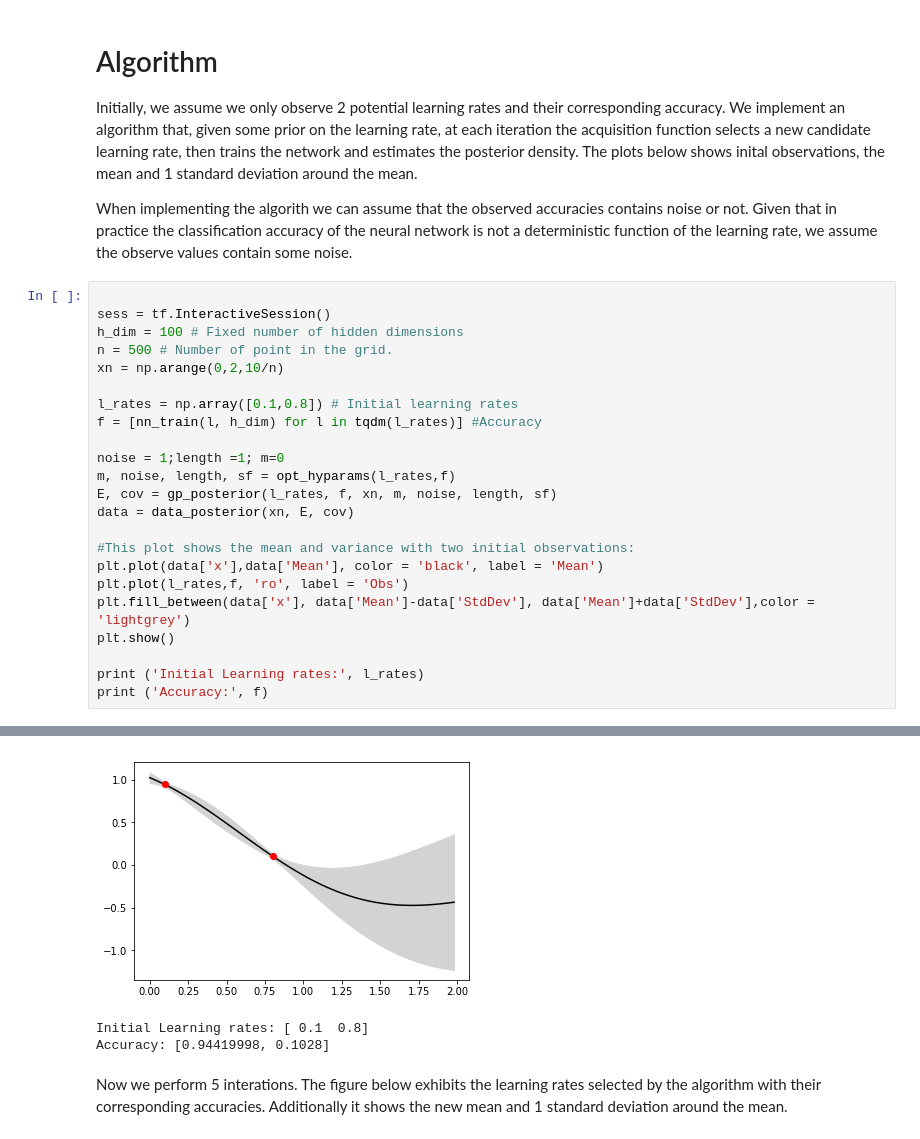
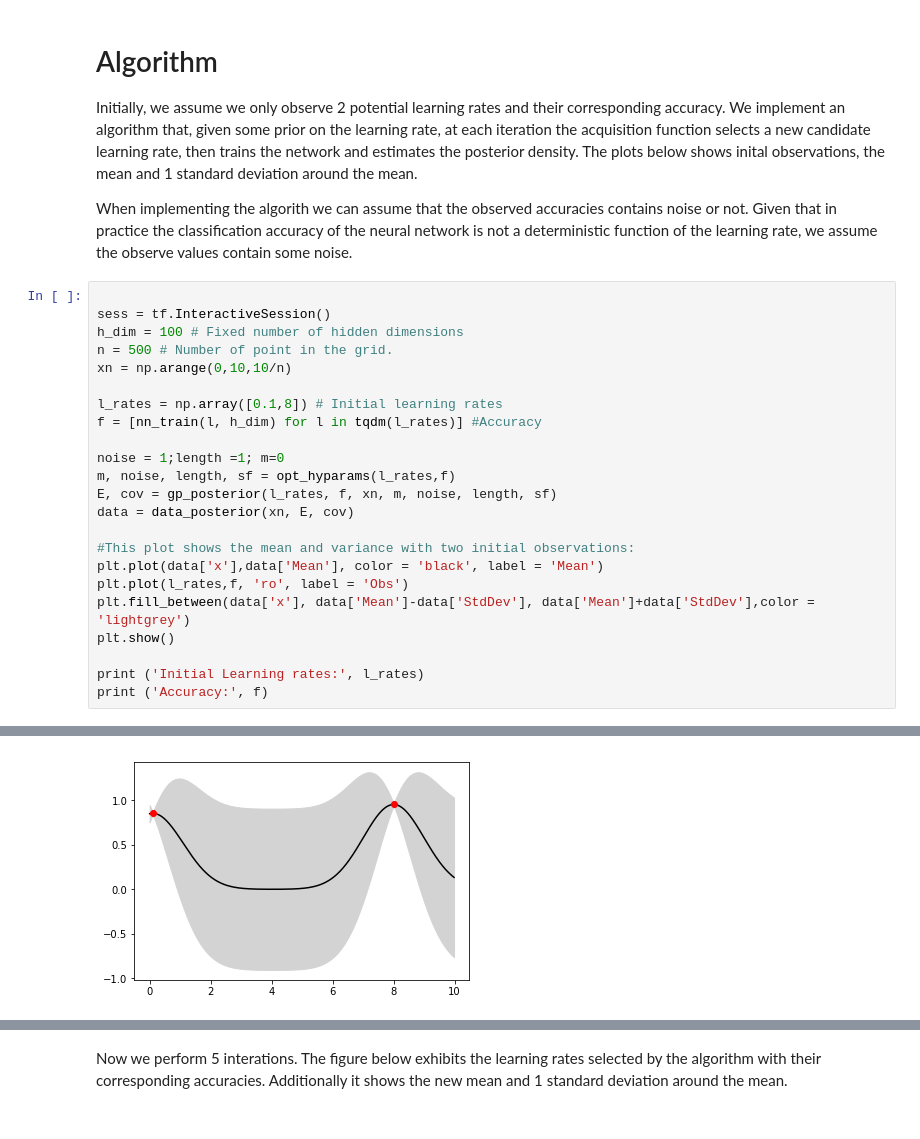
Before and after one commit to alohia/bayesopt, a Jupyter notebook: project.ipynb, the cells around one changed output, grey strips where cells are left out. Cells and saved outputs as stored; diff of their text form.

```diff
--- a/project.ipynb
+++ b/project.ipynb
@@ -219,9 +219,9 @@ When implementing the algorith we can assume that the observed accuracies contai
 sess = tf.InteractiveSession()
 h_dim = 100 # Fixed number of hidden dimensions
 n = 500 # Number of point in the grid.
-xn = np.arange(0,2,10/n)
+xn = np.arange(0,10,10/n)
 
-l_rates = np.array([0.1,0.8]) # Initial learning rates
+l_rates = np.array([0.1,8]) # Initial learning rates
 f = [nn_train(l, h_dim) for l in tqdm(l_rates)] #Accuracy
 
 noise = 1;length =1; m=0
@@ -274,0 +275 @@ print ('Accuracy:', f)
+[figure, new version]
@@ -276,6 +278,3 @@ print ('Accuracy:', f)
-[figure, old version]
-Initial Learning rates: [ 0.1  0.8]
-Accuracy: [0.94419998, 0.1028]
 # %% [markdown]
 Now we perform 5 interations. The figure below exhibits the learning rates selected by the algorithm with their corresponding accuracies. Additionally it shows the new mean and 1 standard deviation around the mean.
 # %%
```
Also changed, not shown: parts of 4 cells of this notebook.
